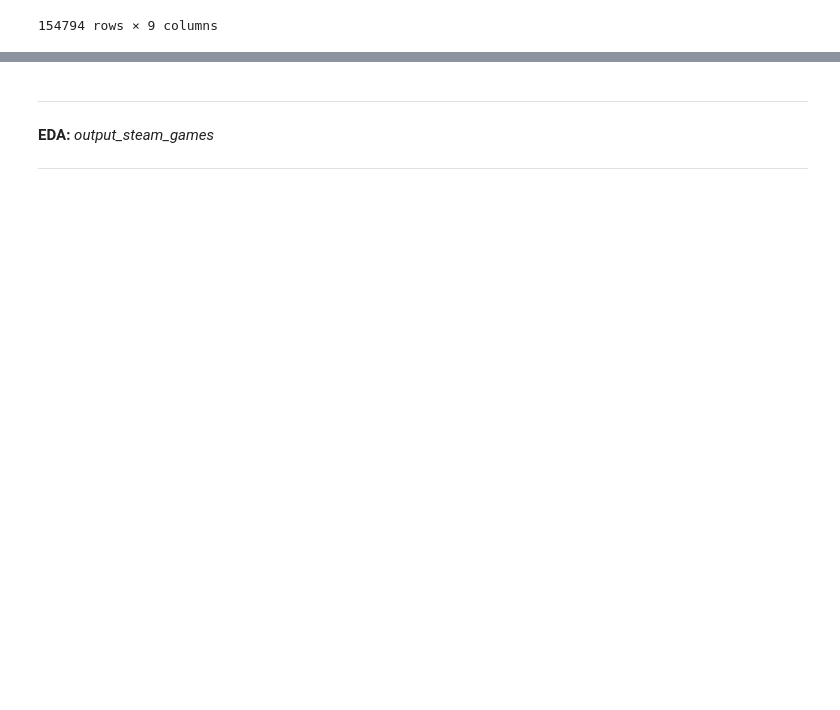
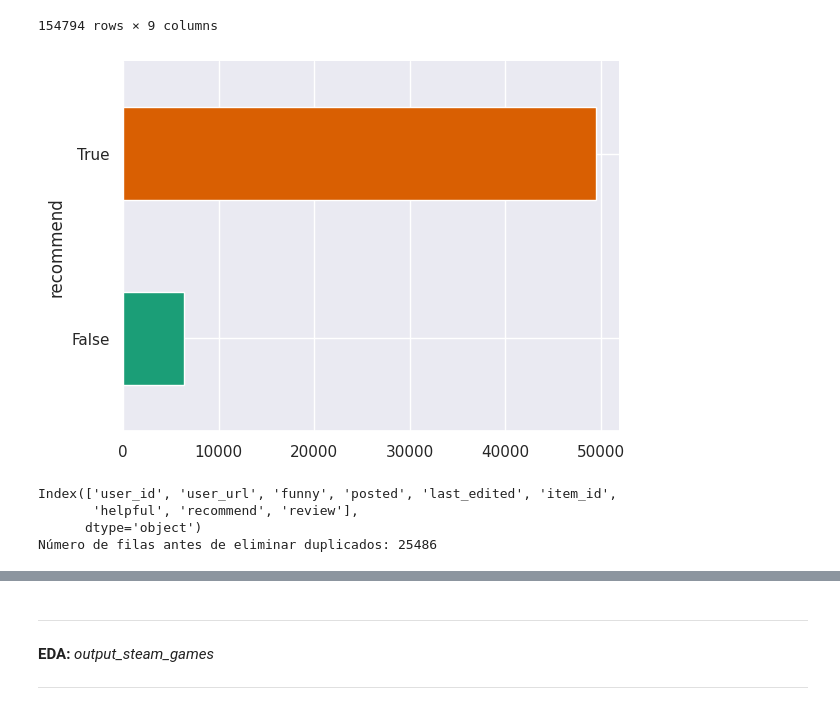
Before and after one commit to Karrion1987/MLOPS_ALLAN, a Jupyter notebook: Notebooks/EDA.ipynb, the cells around one changed output, grey strips where cells are left out. Saved outputs shown, nothing was run; the diff lists cells and outputs as text; code cells hidden in the pictures; blank space fills up the shorter version.

```diff
--- a/Notebooks/EDA.ipynb
+++ b/Notebooks/EDA.ipynb
@@ -346,6 +387,27 @@ data_reviews_final
 | 154792 | NaN | NaN | NaN | NaN | NaN | NaN | NaN | NaN | NaN |
 | 154793 | NaN | NaN | NaN | NaN | NaN | NaN | NaN | NaN | NaN |
 154794 rows × 9 columns
+# %%
+from matplotlib import pyplot as plt
+import seaborn as sns
+data_reviews_final.groupby('recommend').size().plot(kind='barh', color=sns.palettes.mpl_palette('Dark2'))
+plt.gca().spines[['top', 'right',]].set_visible(False)
+# %% [output]
+[figure, added]
+# %%
+# Verificar las columnas disponibles en df_games
+print(data_reviews_final.columns)
+
+# Eliminar duplicados basados en la columna 'id'
+data_reviews_final = data_reviews_final.drop_duplicates(subset=['user_id'])
+
+# Imprimir la información actualizada
+print("Número de filas antes de eliminar duplicados:", len(data_reviews_final))
+# %% [output]
+Index(['user_id', 'user_url', 'funny', 'posted', 'last_edited', 'item_id',
+       'helpful', 'recommend', 'review'],
+      dtype='object')
+Número de filas antes de eliminar duplicados: 25486
 # %%
 data_reviews_final.info()
 # %% [output]
```
Also changed, not shown: parts of 26 cells of this notebook.
